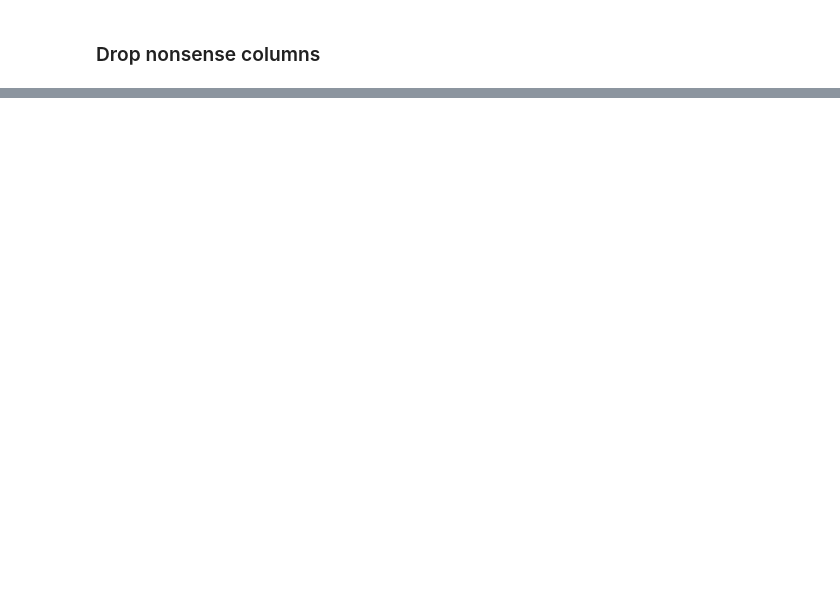
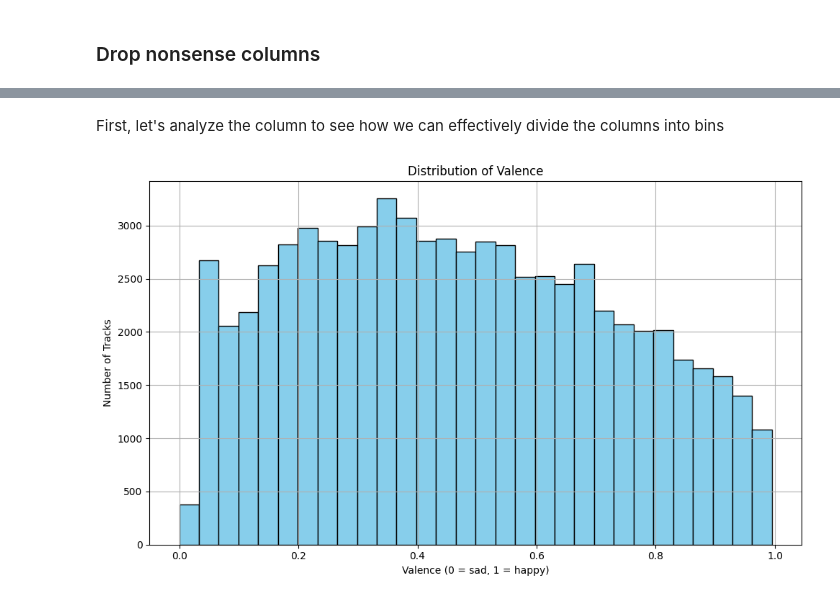
Before and after one commit to ptmdmusique/cs510-data-with-python, a Jupyter notebook: final_project.ipynb, the cells around one changed output, grey strips where cells are left out. Saved outputs shown, nothing was run; the diff lists cells and outputs as text; code cells hidden in the pictures; blank space fills up the shorter version.

```diff
--- a/final_project.ipynb
+++ b/final_project.ipynb
@@ -188,0 +280,16 @@ merged_df['album_year']
+# %% [markdown]
+First, let's analyze the column to see how we can effectively divide the columns into bins
+# %%
+def draw_valence_distribution():
+  plt.figure(figsize=(10, 6))
+  plt.hist(merged_df['valence'].dropna(), bins=30, color='skyblue', edgecolor='black')
+  plt.title('Distribution of Valence')
+  plt.xlabel('Valence (0 = sad, 1 = happy)')
+  plt.ylabel('Number of Tracks')
+  plt.grid(True)
+  plt.tight_layout()
+  plt.show()
+# %%
+draw_valence_distribution()
+# %% [output]
+[figure, added]
```
Also changed, not shown: parts of 50 cells of this notebook.
